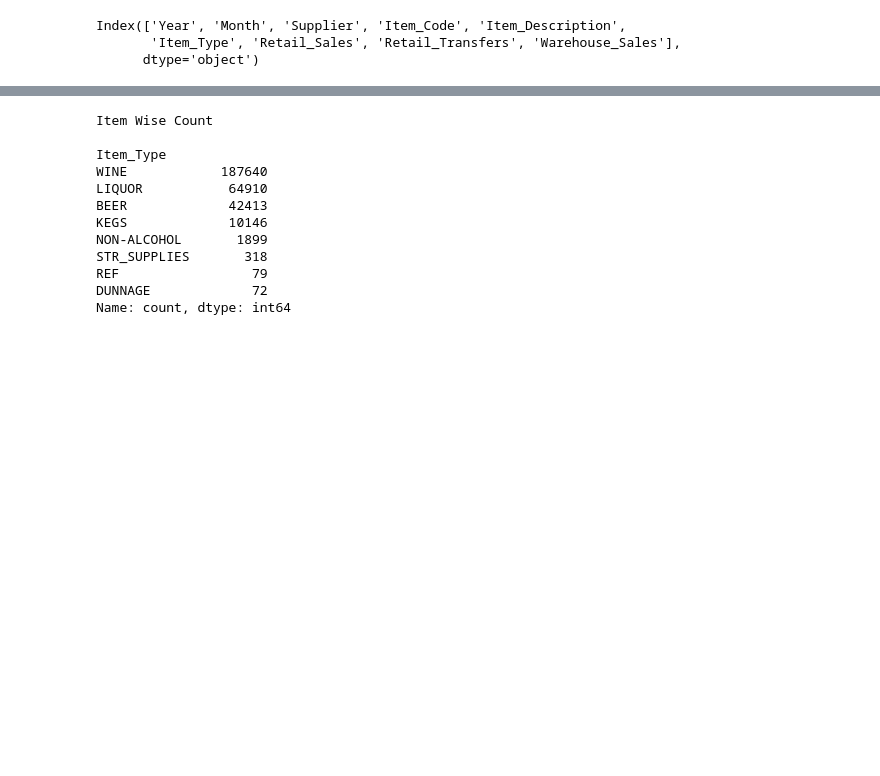
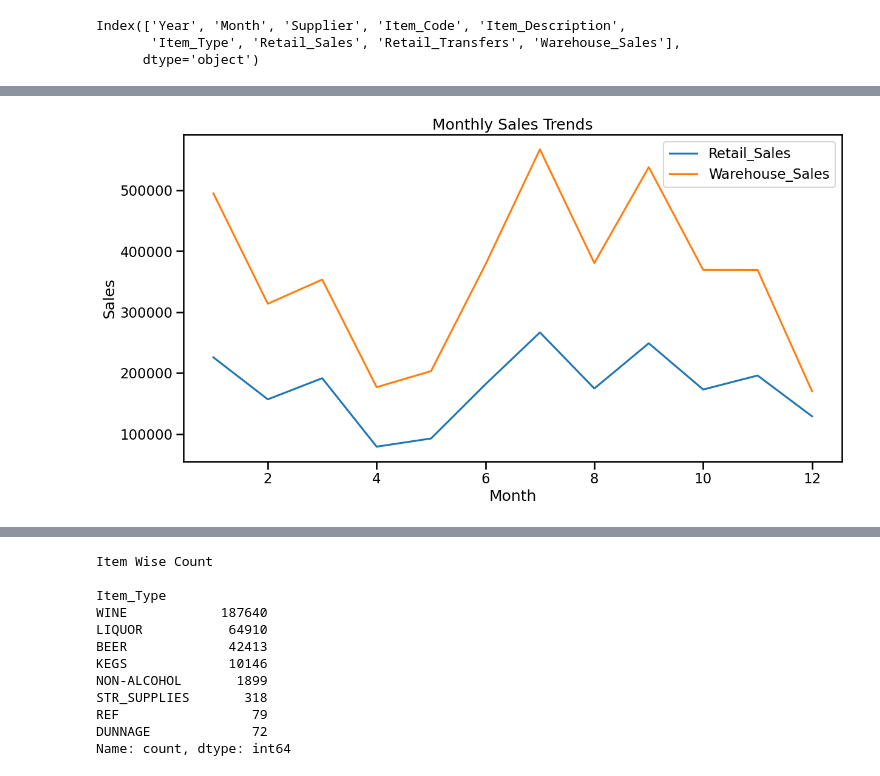
Before and after one commit to Killerfish8/Thesis, a Jupyter notebook: Warehouse_and_Retail_Sales.ipynb, the cells around one changed output, grey strips where cells are left out. Saved outputs shown, nothing was run; the diff lists cells and outputs as text; code cells hidden in the pictures; blank space fills up the shorter version.

```diff
--- a/Warehouse_and_Retail_Sales.ipynb
+++ b/Warehouse_and_Retail_Sales.ipynb
@@ -224,0 +263,3 @@ Index(['Year', 'Month', 'Supplier', 'Item_Code', 'Item_Description',
+# %%
+# Ensure non-numeric columns are not included in the sum
+numeric_df = df[numeric_columns + ['Year', 'Month']]
@@ -224,0 +278,13 @@ Index(['Year', 'Month', 'Supplier', 'Item_Code', 'Item_Description',
+# %%
+# Monthly sales trends
+monthly_sales = numeric_df.groupby('Month').sum().reset_index()
+plt.figure(figsize=(14, 7))
+sns.lineplot(data=monthly_sales, x='Month', y='Retail_Sales', label='Retail_Sales')
+sns.lineplot(data=monthly_sales, x='Month', y='Warehouse_Sales', label='Warehouse_Sales')
+plt.title('Monthly Sales Trends')
+plt.xlabel('Month')
+plt.ylabel('Sales')
+plt.legend()
+plt.show()
+# %% [output]
+[figure, added]
```
Also changed, not shown: parts of 11 cells of this notebook.
